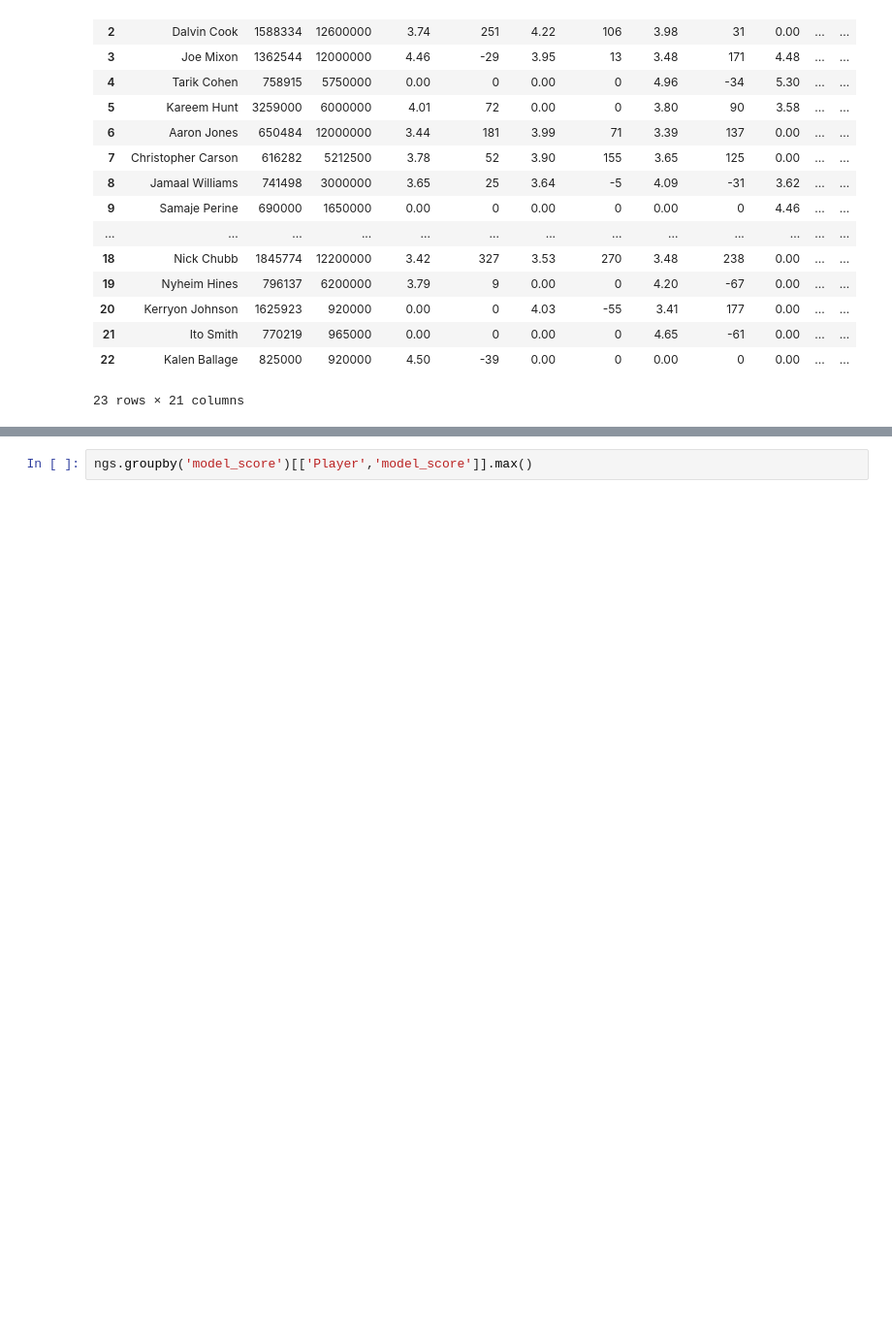
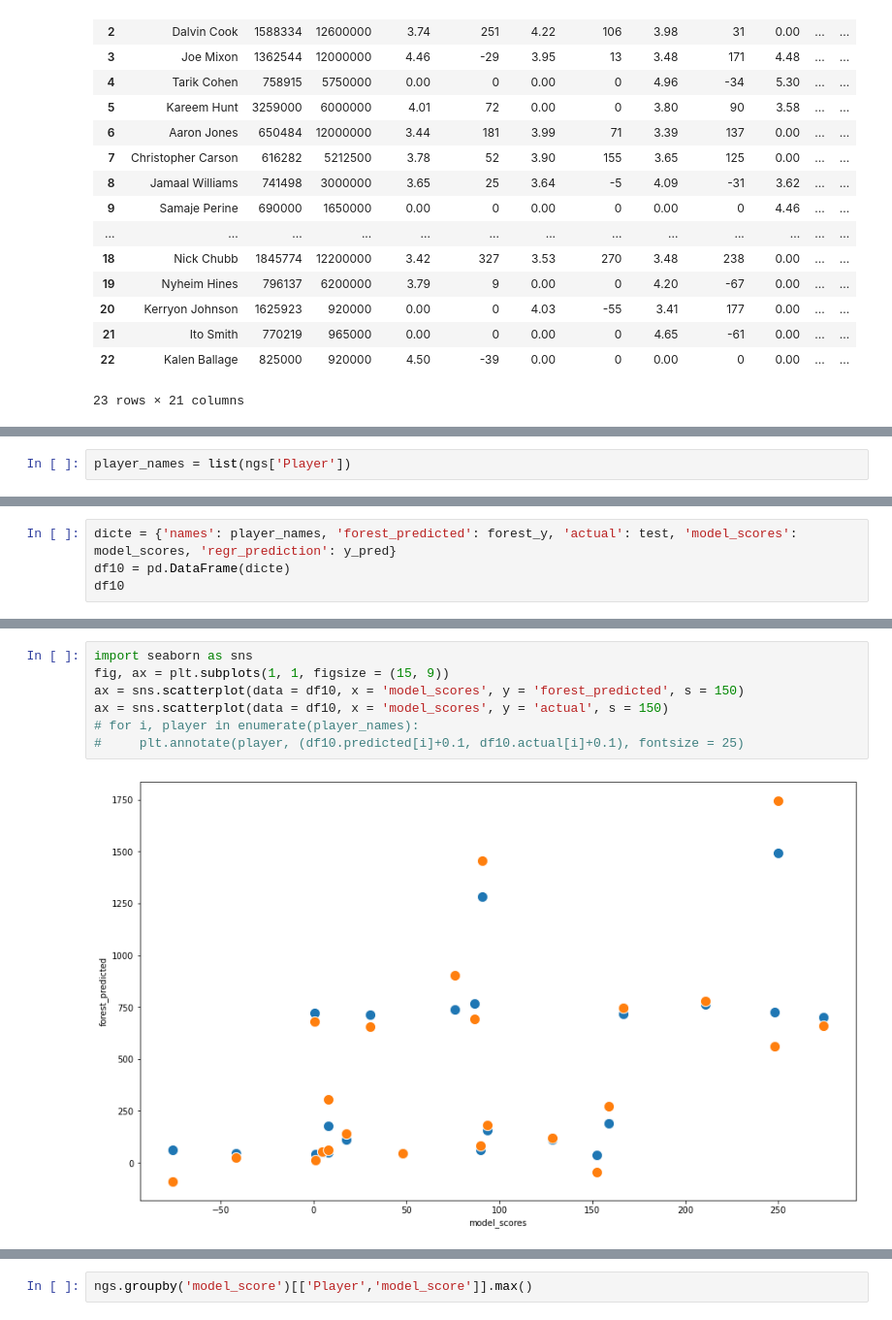
Before and after one commit to akulkarnii/nflmetrics, a Jupyter notebook: rb_contract_yr_performance.ipynb, the cells around one changed output, grey strips where cells are left out. Shown: that part at 97% size. Saved outputs shown, nothing was run; the diff lists cells and outputs as text; blank space fills up the shorter version.

```diff
--- a/rb_contract_yr_performance.ipynb
+++ b/rb_contract_yr_performance.ipynb
@@ -336,0 +395,2 @@ ngs
+# %%
+player_names = list(ngs['Player'])
@@ -336,0 +416,4 @@ ngs
+# %%
+dicte = {'names': player_names, 'forest_predicted': forest_y, 'actual': test, 'model_scores': model_scores, 'regr_prediction': y_pred}
+df10 = pd.DataFrame(dicte)
+df10
@@ -336,0 +448,9 @@ ngs
+# %%
+import seaborn as sns
+fig, ax = plt.subplots(1, 1, figsize = (15, 9))
+ax = sns.scatterplot(data = df10, x = 'model_scores', y = 'forest_predicted', s = 150)
+ax = sns.scatterplot(data = df10, x = 'model_scores', y = 'actual', s = 150)
+# for i, player in enumerate(player_names):
+#     plt.annotate(player, (df10.predicted[i]+0.1, df10.actual[i]+0.1), fontsize = 25)
+# %% [output]
+[figure, added]
```
Also changed, not shown: parts of 28 cells of this notebook.
